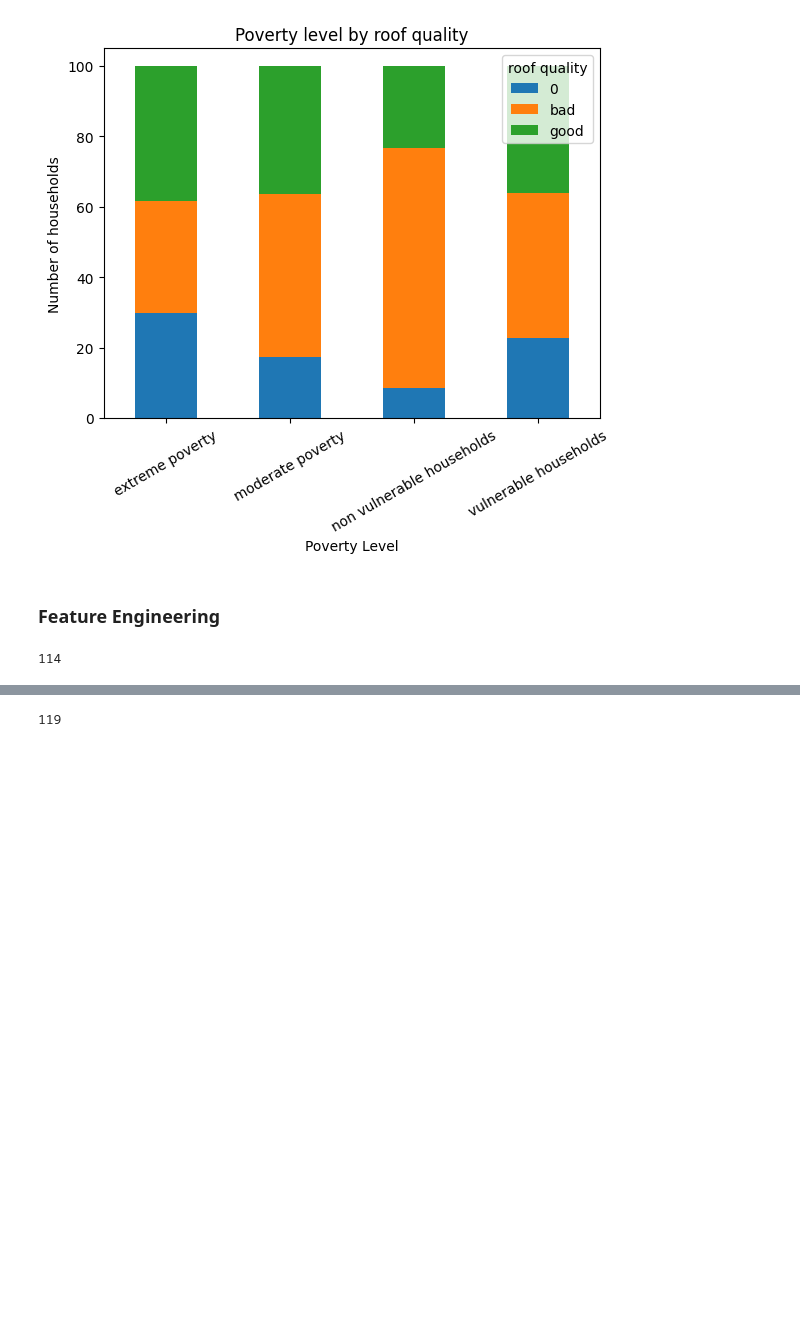
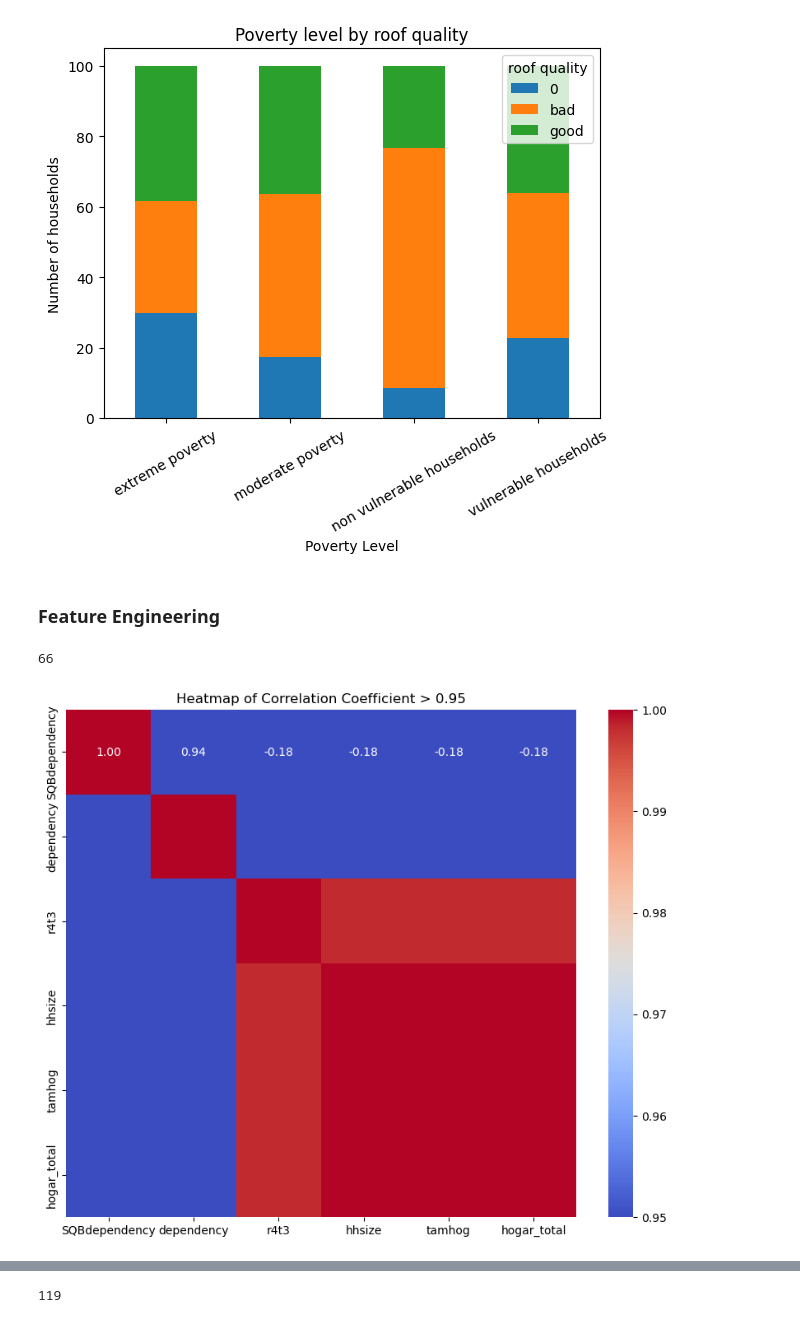
Before and after one commit to poojanv123/capp_ml_project, a Jupyter notebook: ML Project.ipynb, the cells around one changed output, grey strips where cells are left out. Saved outputs shown, nothing was run; the diff lists cells and outputs as text; code cells hidden in the pictures; blank space fills up the shorter version.

```diff
--- a/ML Project.ipynb
+++ b/ML Project.ipynb
@@ -397,17 +390,31 @@ hh_data['rooms_pc'] = hh_data['rooms'] / hh_data['tamviv']
 #Remove columns with high correlation with other columns
 corr_matrix = hh_data.drop(columns=['Target']).set_index('idhogar').corr().abs()
 
+
 columns_to_drop = set()
+columns_set = set()
 for i in range(len(corr_matrix.columns)):
-    for j in range(i + 1, len(corr_matrix.columns)):
-        if corr_matrix.iloc[i, j] >= 0.95:
-            col_name = corr_matrix.columns[j]
-            columns_to_drop.add(col_name)
-
+    for j in range(len(corr_matrix.columns)):
+        if corr_matrix.iloc[i, j] >= 0.95 and corr_matrix.iloc[i, j] < 1:
+            columns_set.add(corr_matrix.columns[j])
+            columns_set.add(corr_matrix.columns[i])
+            if hh_data[corr_matrix.columns[i]].corr(hh_data['Target']) >  hh_data[corr_matrix.columns[j]].corr(hh_data['Target']):
+                columns_to_drop.add(corr_matrix.columns[j])
+            else:
+                columns_to_drop.add(corr_matrix.columns[i])
+columns_to_drop.remove('hhsize')
 hh_data = hh_data.drop(columns=columns_to_drop)
 len(hh_data.columns)
 # %% [output]
-114
+66
+# %%
+high_cor = data[list(columns_set)]
+plt.figure(figsize=(10, 8))
+sns.heatmap(high_cor.corr(), annot=True, cmap='coolwarm', fmt=".2f", vmin=0.95, vmax=1)
+plt.title('Heatmap of Correlation Coefficient > 0.95')
+plt.show()
+# %% [output]
+[figure, added]
 # %%
 #Aggregate individual-level features to add to the household level data
 ind_agg = ind_data.drop(axis = 1, labels = ['Target','Id']).groupby('idhogar').agg(['min', 'max', 'sum','mean'])
```
Also changed, not shown: parts of 30 cells of this notebook.
